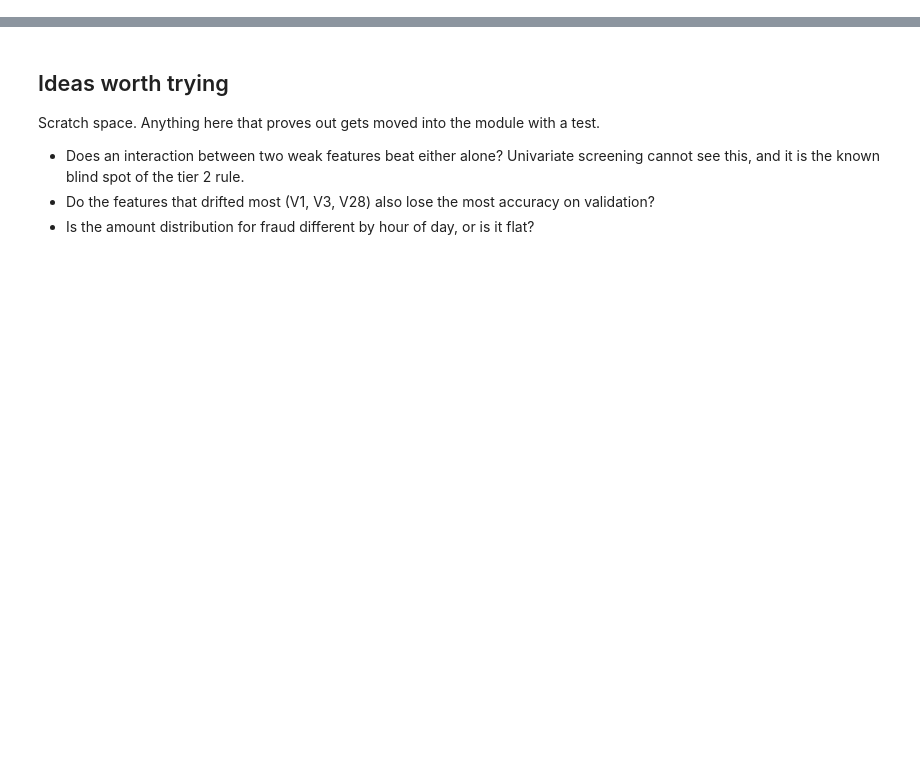
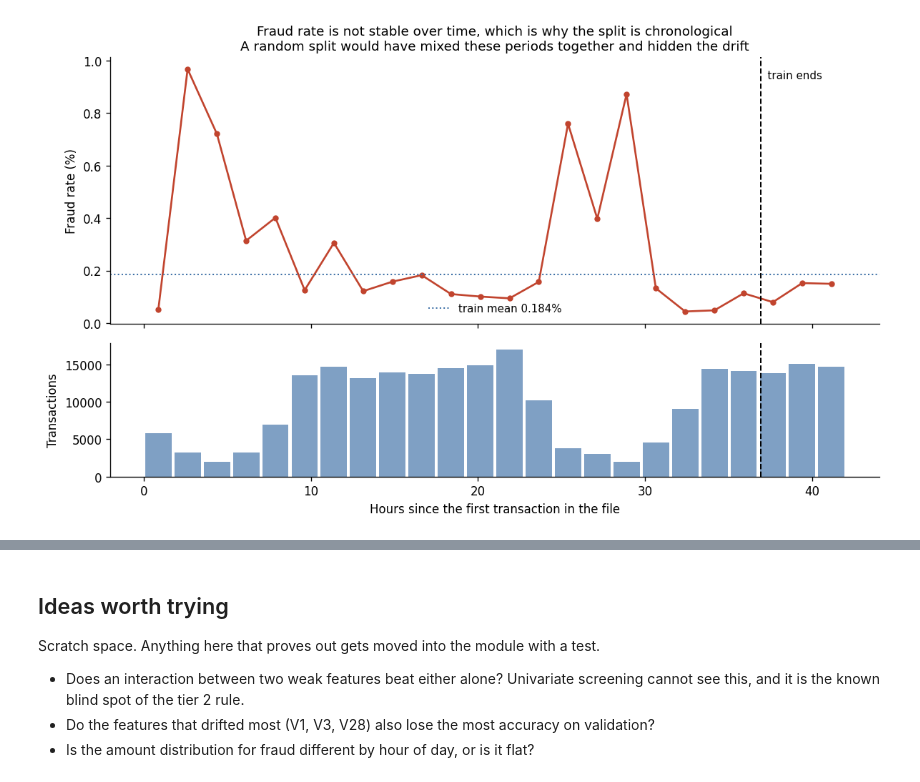
Before and after one commit to krishanthdev/fraud-detection-pipeline, a Jupyter notebook: notebooks/01_eda.ipynb, the cells around one changed output, grey strips where cells are left out. Saved outputs shown, nothing was run; the diff lists cells and outputs as text; code cells hidden in the pictures; blank space fills up the shorter version.

```diff
--- a/notebooks/01_eda.ipynb
+++ b/notebooks/01_eda.ipynb
@@ -46,0 +70,5 @@ print(f"one fraud case is worth {1 / train['Class'].sum():.2%} of recall")
+# %%
+plots.plot_fraud_rate_over_time(train, validation, config)
+show("02_fraud_rate_over_time.png")
+# %% [output]
+[figure, added]
```
Also changed, not shown: parts of 24 cells of this notebook, 3 other files.
